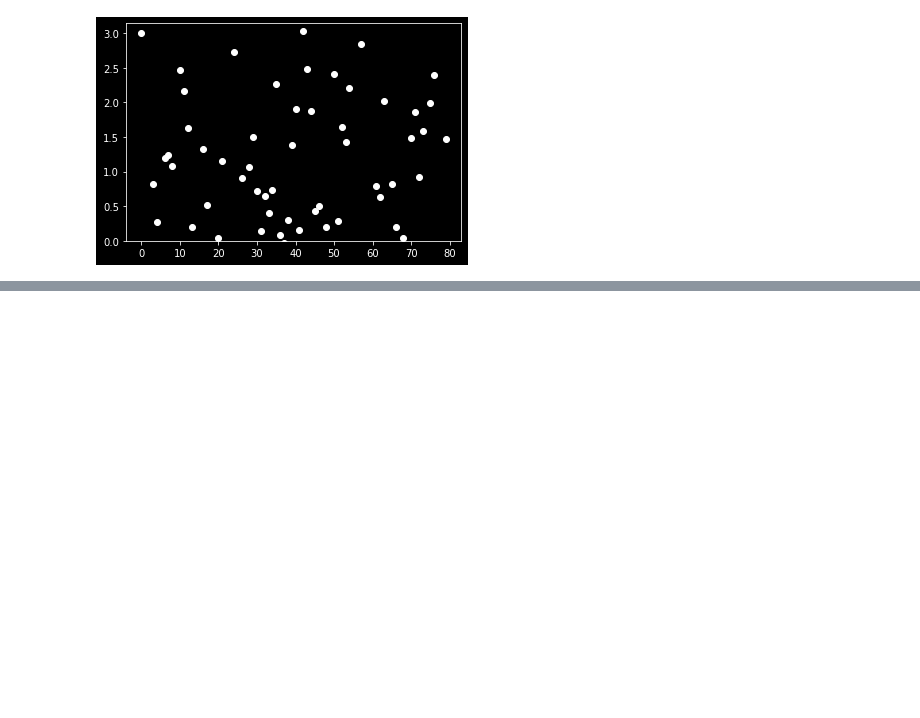
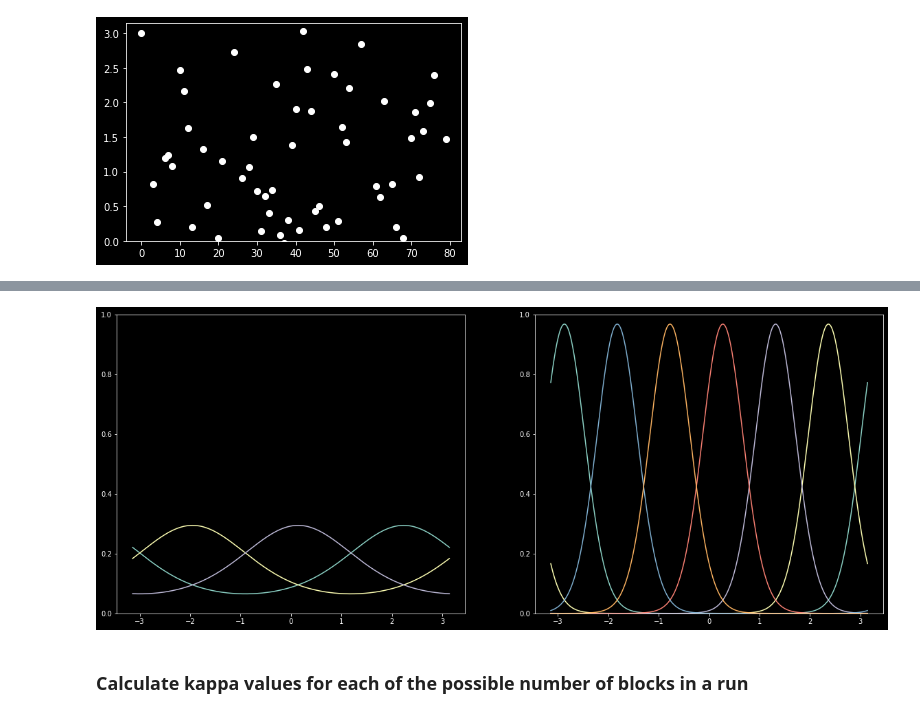
Before and after one commit to spinoza-centre/expectation_orientation, a Jupyter notebook: exp_designs/exp_design.ipynb, the cells around one changed output, grey strips where cells are left out. Drawn from its saved outputs; the diff is of its cells as text; code cells hidden in the pictures; blank space fills up the shorter version.

```diff
--- a/exp_designs/exp_design.ipynb
+++ b/exp_designs/exp_design.ipynb
@@ -75,0 +68,27 @@ array([-1, -1,  0, -2,  1,  1,  0,  2,  1, -1])
+# %%
+# blocks defined in the range -np.pi, np.pi for von mises generation of trial values.
+# scale back to 0, np.pi for orientation afterwards.
+
+red_n_blocks, green_n_blocks = np.random.randint(2,7,2)
+
+red_means = np.random.permutation(np.fmod(np.random.rand() + np.linspace(0, 1, red_n_blocks, endpoint=False), 1) * np.pi * 2 -np.pi)
+green_means = np.random.permutation(np.fmod(np.random.rand() + np.linspace(0, 1, green_n_blocks, endpoint=False), 1) * np.pi * 2 -np.pi)
+
+# these values are calculated later on, but it's handy to hardcode them here.
+# values below are for an overlap of 2.2 (for an x array of 1000 values, see below)
+blocks_optimal_kappas = [[2,3,4,5,6,7,8,9,10],
+                        [0.53484535,  0.75227456,  1.71685942,  3.65647883,  6.15586787, 9.36421705, 13.29301894, 17.93716296, 23.43526506]]
+# %%
+f, axs = plt.subplots(1,2,figsize=(20,8))
+axs[0].set_ylim([0,1])
+axs[1].set_ylim([0,1])
+for rm in red_means:
+    axs[0].plot(np.linspace(-np.pi, np.pi, 1000),
+                stats.vonmises.pdf(np.linspace(-np.pi, np.pi, 1000), kappa=blocks_optimal_kappas[1][blocks_optimal_kappas[0].index(len(red_means))], loc=rm))
+for gm in green_means:
+    axs[1].plot(np.linspace(-np.pi, np.pi, 1000),
+                stats.vonmises.pdf(np.linspace(-np.pi, np.pi, 1000), kappa=blocks_optimal_kappas[1][blocks_optimal_kappas[0].index(len(green_means))], loc=gm))
+# %% [output]
+[figure, added]
+# %% [markdown]
+### Calculate kappa values for each of the possible number of blocks in a run
```
Also changed, not shown: parts of 11 cells of this notebook.
